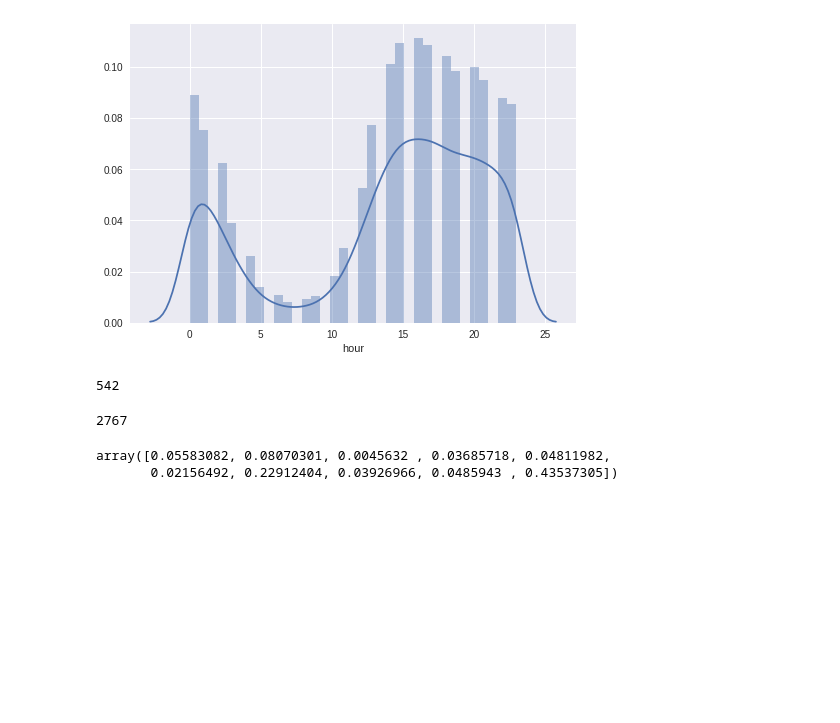
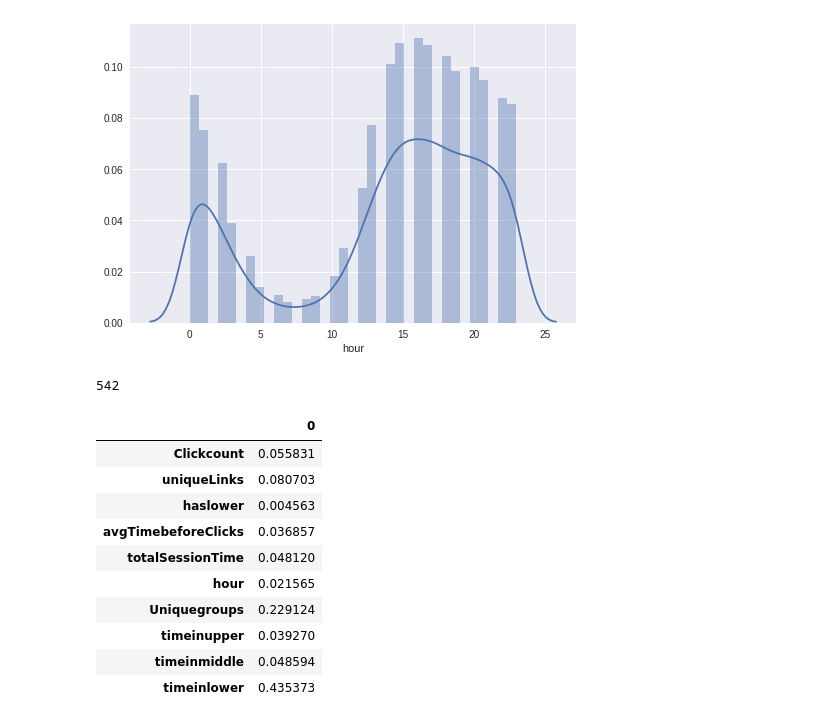
Before and after one commit to tvaidya23/verizonGeekGoddess, a Jupyter notebook: techgig_verizon.ipynb, the cells around one changed output. Saved outputs shown, nothing was run; the diff lists cells and outputs as text; code cells hidden in the pictures; blank space fills up the shorter version.

Commit message:
added code for the feature importance

```diff
--- a/techgig_verizon.ipynb
+++ b/techgig_verizon.ipynb
@@ -830,12 +832,3 @@ noorderlinks=np.unique(tr[ (tr['order_placed']==0)]['link'])
 len(np.setdiff1d(orderlinks,noorderlinks))
 # %% [output]
 542
-# %%
-len(np.setdiff1d(noorderlinks,orderlinks))
-# %% [output]
-2767
-# %%
-clf_rf.feature_importances_
-# %% [output]
-array([0.05583082, 0.08070301, 0.0045632 , 0.03685718, 0.04811982,
-       0.02156492, 0.22912404, 0.03926966, 0.0485943 , 0.43537305])
@@ -841,0 +837,14 @@ array([0.05583082, 0.08070301, 0.0045632 , 0.03685718, 0.04811982,
+# %%
+pd.DataFrame(clf_rf.feature_importances_,columns)
+# %% [output]
+|  | 0 |
+| Clickcount | 0.055831 |
+| uniqueLinks | 0.080703 |
+| haslower | 0.004563 |
+| avgTimebeforeClicks | 0.036857 |
+| totalSessionTime | 0.048120 |
+| hour | 0.021565 |
+| Uniquegroups | 0.229124 |
+| timeinupper | 0.039270 |
+| timeinmiddle | 0.048594 |
+| timeinlower | 0.435373 |
```
Also changed, not shown: parts of 19 cells of this notebook.
